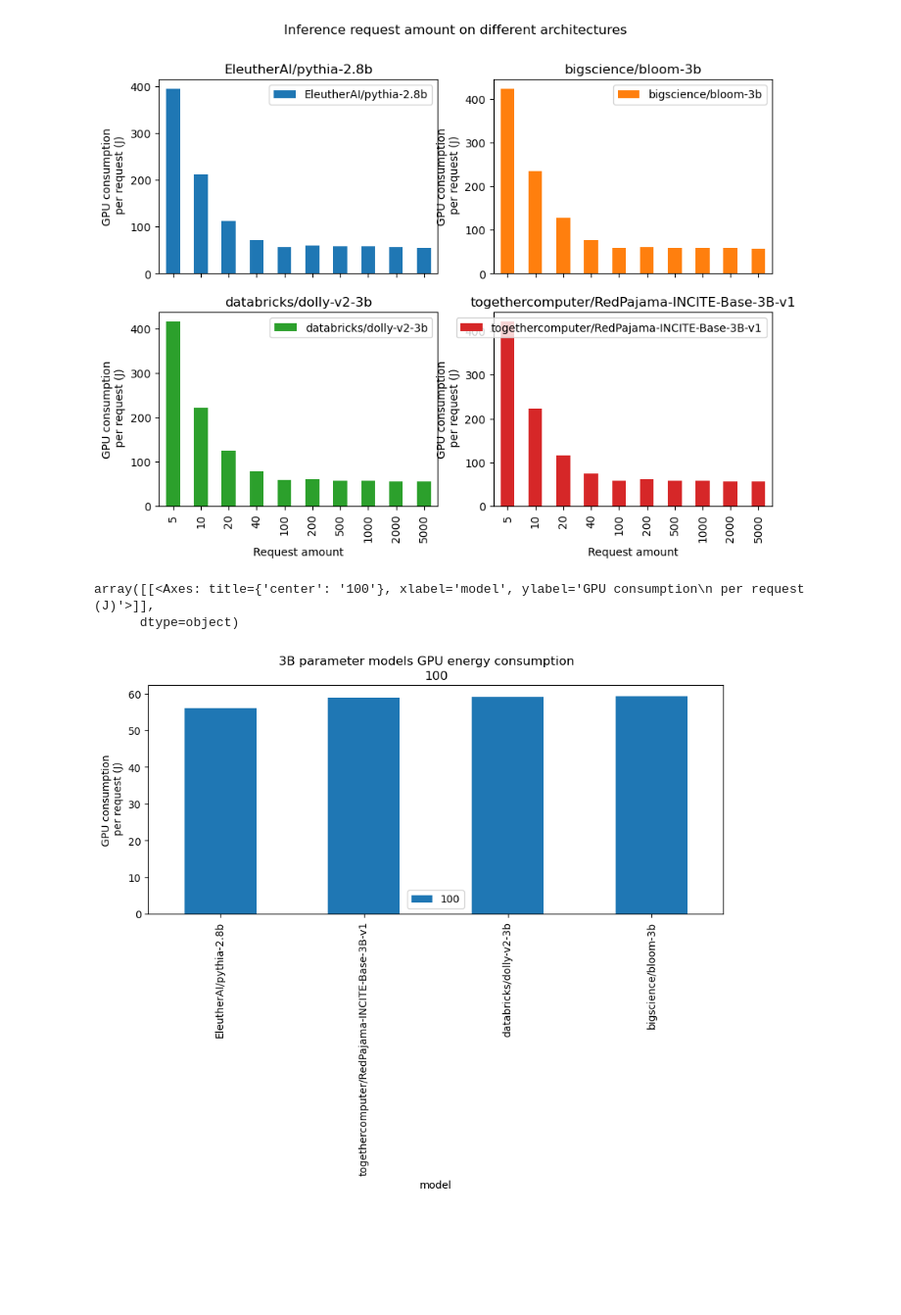
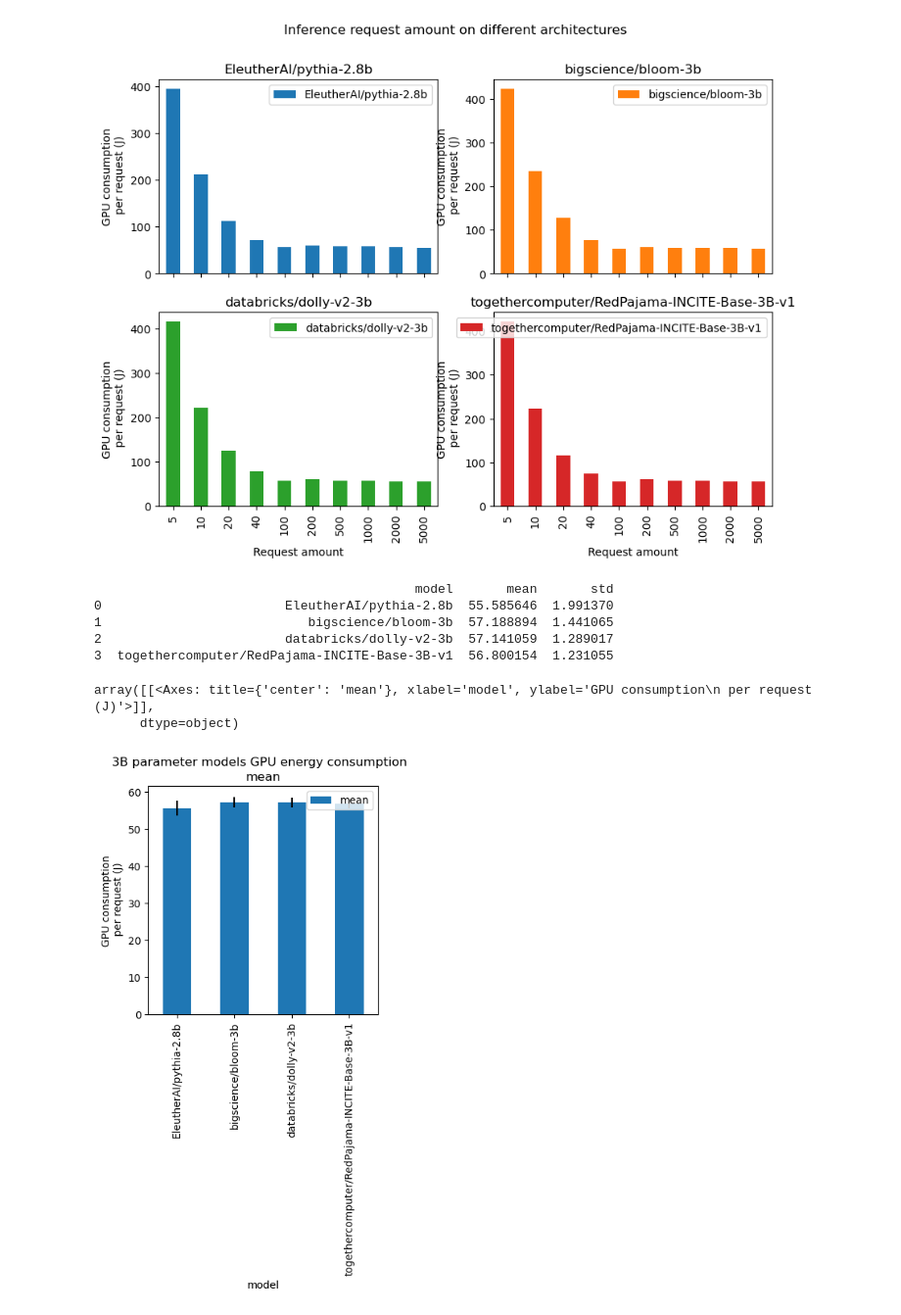
Before and after one commit to kallepronk/LLM-efficiency-benchmark, a Jupyter notebook: results/analysis.ipynb, the cells around one changed output. Shown: that part at 98% size. Drawn from its saved outputs; the diff is of its cells as text; code cells hidden in the pictures; blank space fills up the shorter version.

```diff
--- a/results/analysis.ipynb
+++ b/results/analysis.ipynb
@@ -129,11 +177,21 @@ array([[<Axes: title={'center': 'EleutherAI/pythia-2.8b'}, xlabel='Request amoun
       dtype=object)
 [figure]
 # %%
+import numpy as np
+
 mask = arch_df['passes'].isin([1,5, 10, 20, 40, 200, 500, 1000, 2000, 5000])
 plot_df = arch_df[~mask]
-pivot = pd.pivot_table(plot_df, index='model', values='gpu_energy_per_pass', columns='passes').sort_values(by=[100])
-pivot.plot(kind='bar', layout=(1,1), subplots=True, figsize=(10, 4), ylabel='GPU consumption\n per request (J)', title='3B parameter models GPU energy consumption')
+df_average = plot_df.groupby(['model'])['gpu_energy_per_pass'].agg(['mean', 'std']).reset_index()
+print(df_average)
+
+
+df_average.plot('model', 'mean', yerr='std', kind='bar', layout=(1,1), subplots=True, figsize=(4, 4), ylabel='GPU consumption\n per request (J)', title='3B parameter models GPU energy consumption')
 # %% [output]
-array([[<Axes: title={'center': '100'}, xlabel='model', ylabel='GPU consumption\n per request (J)'>]],
-      dtype=object)
+                                          model       mean       std
+0                        EleutherAI/pythia-2.8b  55.585646  1.991370
+1                           bigscience/bloom-3b  57.188894  1.441065
+2                        databricks/dolly-v2-3b  57.141059  1.289017
+3  togethercomputer/RedPajama-INCITE-Base-3B-v1  56.800154  1.231055
+array([[<Axes: title={'center': 'mean'}, xlabel='model', ylabel='GPU consumption\n per request (J)'>]],
+      dtype=object)
-[figure, old version]
+[figure, new version]
```
Also changed, not shown: parts of 1 cell of this notebook.
